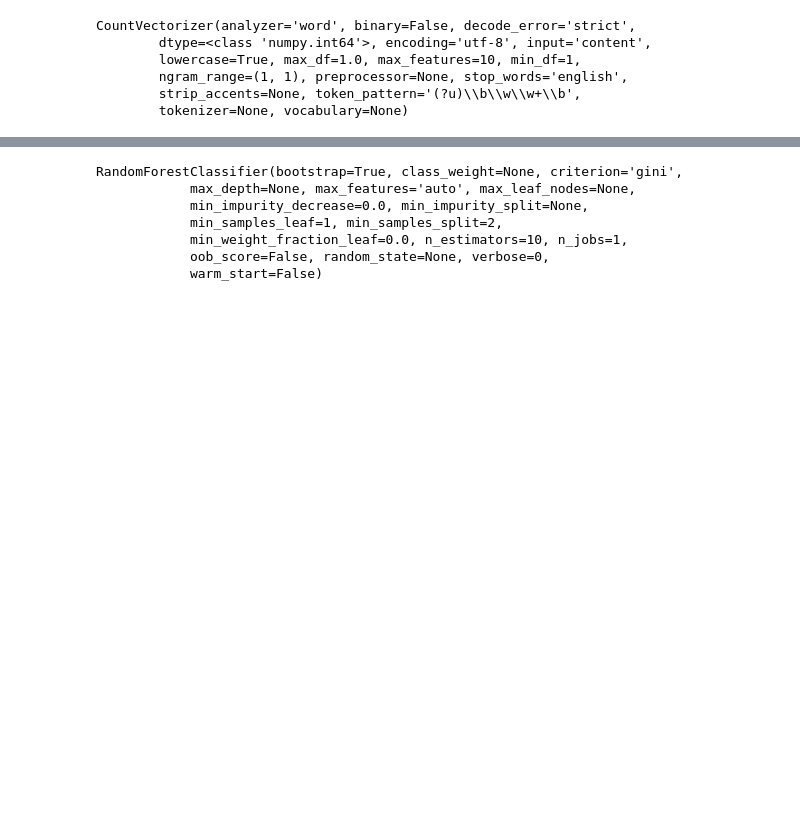
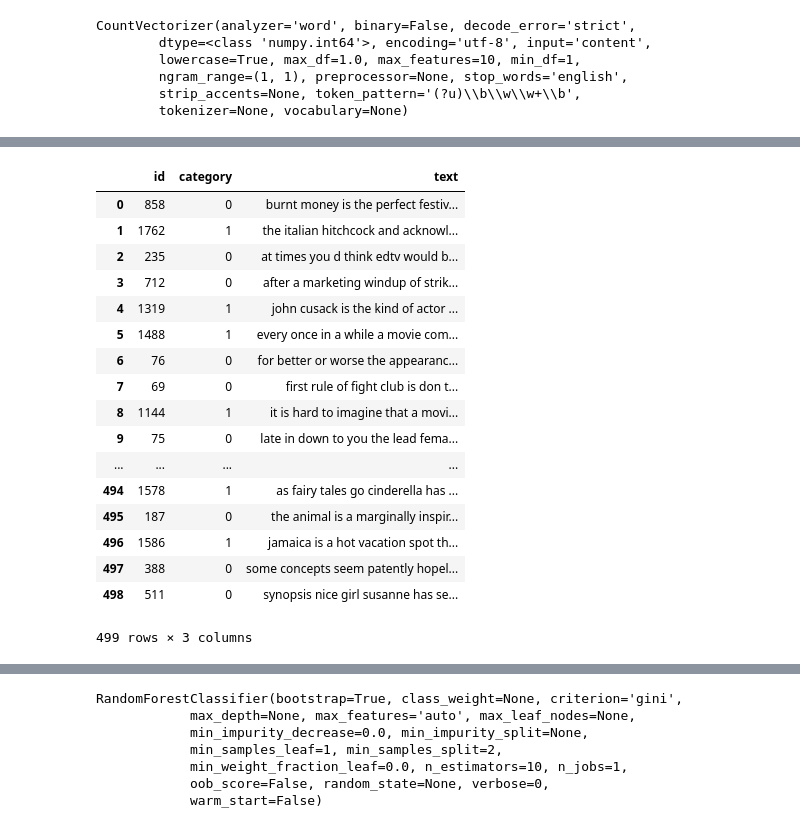
Before and after one commit to geoffswc/ML-Course-Notes, a Jupyter notebook: WalkThroughCode.ipynb, the cells around one changed output, grey strips where cells are left out. Drawn from its saved outputs; the diff is of its cells as text; code cells hidden in the pictures; blank space fills up the shorter version.

```diff
--- a/WalkThroughCode.ipynb
+++ b/WalkThroughCode.ipynb
@@ -79,3 +163,24 @@ train = pd.read_csv('data/trainReviews.tsv', header=0, delimiter="\t", quoting=3
+# %%
+train
+# %% [output]
+|  | id | category | text |
+| 0 | 858 | 0 | burnt money is the perfect festiv... |
+| 1 | 1762 | 1 | the italian hitchcock and acknowl... |
+| 2 | 235 | 0 | at times you d think edtv would b... |
+| 3 | 712 | 0 | after a marketing windup of strik... |
+| 4 | 1319 | 1 | john cusack is the kind of actor ... |
+| 5 | 1488 | 1 | every once in a while a movie com... |
+| 6 | 76 | 0 | for better or worse the appearanc... |
+| 7 | 69 | 0 | first rule of fight club is don t... |
+| 8 | 1144 | 1 | it is hard to imagine that a movi... |
+| 9 | 75 | 0 | late in down to you the lead fema... |
+| ... | ... | ... | ... |
+| 494 | 1578 | 1 | as fairy tales go cinderella has ... |
+| 495 | 187 | 0 | the animal is a marginally inspir... |
+| 496 | 1586 | 1 | jamaica is a hot vacation spot th... |
+| 497 | 388 | 0 | some concepts seem patently hopel... |
+| 498 | 511 | 0 | synopsis nice girl susanne has se... |
+499 rows × 3 columns
 # %%
 vectorizer = CountVectorizer(analyzer = "word",   \
                              tokenizer = None,    \
```
Also changed, not shown: parts of 51 cells of this notebook.
